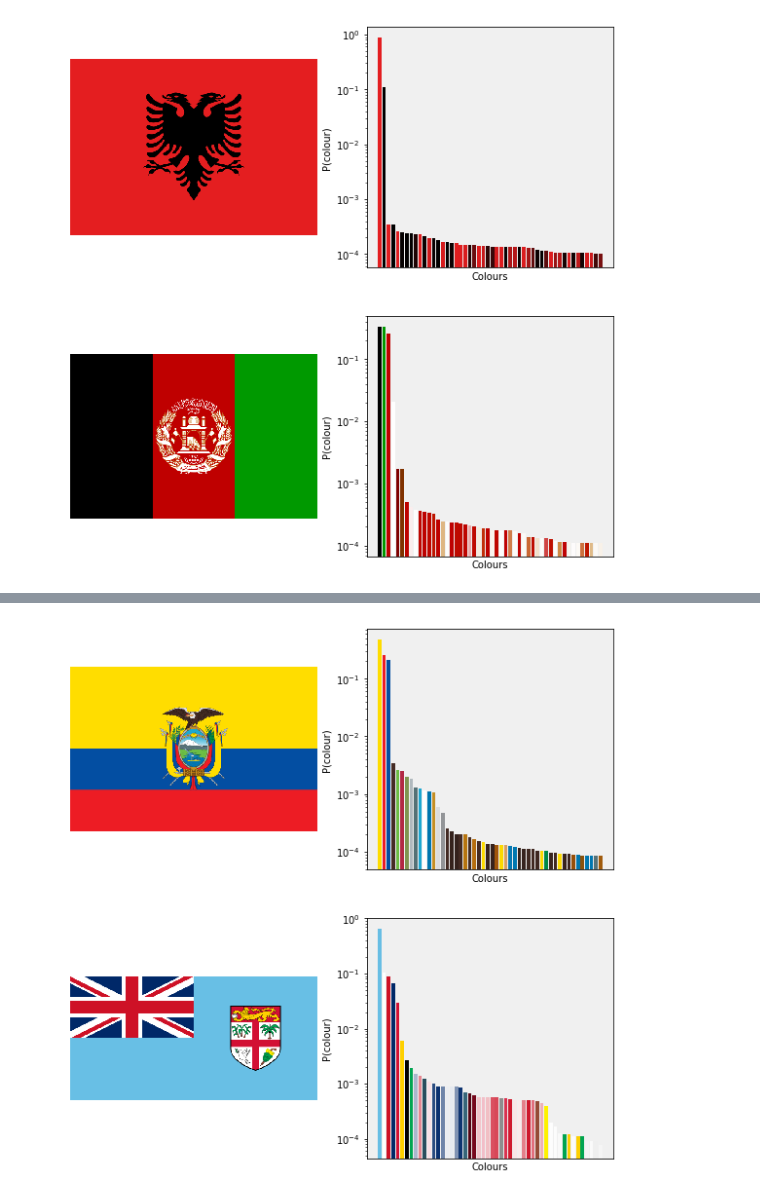
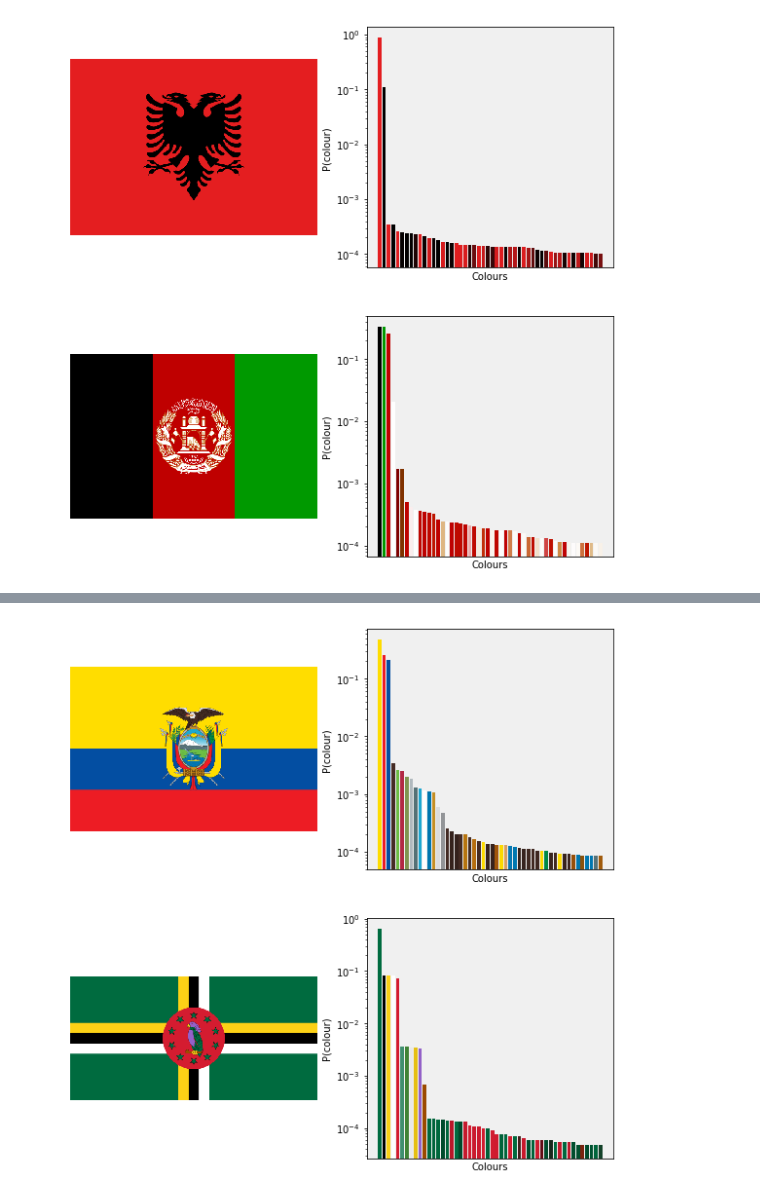
Before and after one commit to bhornung/flags, a Jupyter notebook: notebook/data-explore.ipynb, the cells around one changed output, grey strips where cells are left out. Drawn from its saved outputs; the diff is of its cells as text; code cells hidden in the pictures.

```diff
--- a/notebook/data-explore.ipynb
+++ b/notebook/data-explore.ipynb
@@ -63,16 +76,16 @@ To illustrate the pitfalls of the methods above, it is sufficient to plot the fl
 # %%
 # TO SKIP -- plot setup
 
 f1 = r'C:\Users\hornu\OneDrive\Documents\repos\flags\data\clean-data\images\ecuador.png'
-f2 = r'C:\Users\hornu\OneDrive\Documents\repos\flags\data\clean-data\images\fiji.png'
+f2 = r'C:\Users\hornu\OneDrive\Documents\repos\flags\data\clean-data\images\dominica.png'
 
 fig, axes = plt.subplots(2,2)
 fig.set_size_inches(10,10)
 
 plot_flag_with_histo(f1, axes[0,0], axes[0,1])
 plot_flag_with_histo(f2, axes[1,0], axes[1,1])
 
 plt.show()
 # %% [output]
-[figure, old version]
+[figure, new version]
 # %% [markdown]
```
Also changed, not shown: parts of 34 cells of this notebook, 7 other files.
